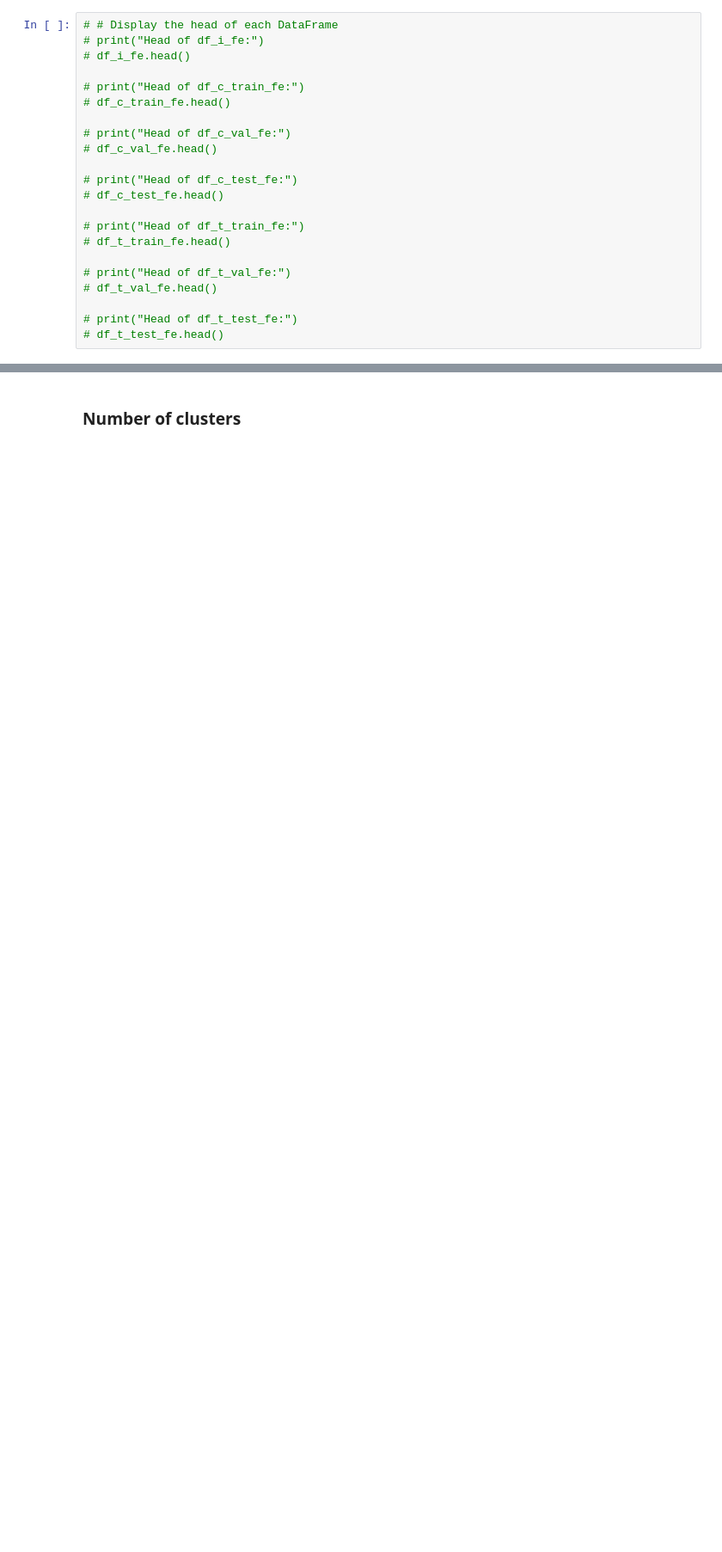
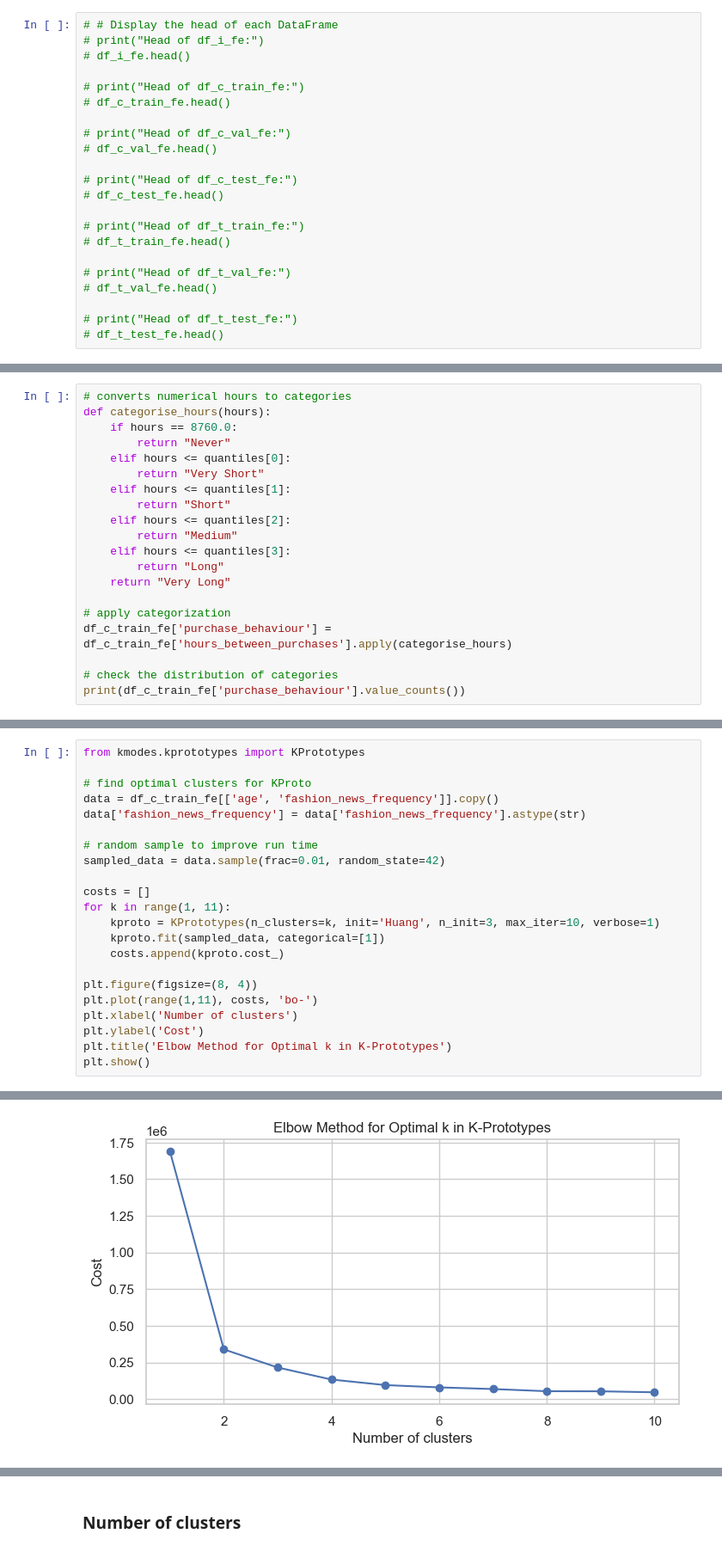
Before and after one commit to aldensiol/FashoReco, a Jupyter notebook: customer-segmentation.ipynb, the cells around one changed output, grey strips where cells are left out. Shown: that part at 86% size. Drawn from its saved outputs; the diff is of its cells as text; blank space fills up the shorter version.

Commit message:
tweaked Feature Engineering and added CLustering

```diff
--- a/customer-segmentation.ipynb
+++ b/customer-segmentation.ipynb
@@ -74,0 +101,20 @@ Length: 3273, dtype: timedelta64[ns]
+# %%
+# converts numerical hours to categories
+def categorise_hours(hours):
+    if hours == 8760.0:
+        return "Never"
+    elif hours <= quantiles[0]:
+        return "Very Short"
+    elif hours <= quantiles[1]:
+        return "Short"
+    elif hours <= quantiles[2]:
+        return "Medium"
+    elif hours <= quantiles[3]:
+        return "Long"
+    return "Very Long"
+
+# apply categorization
+df_c_train_fe['purchase_behaviour'] = df_c_train_fe['hours_between_purchases'].apply(categorise_hours)
+
+# check the distribution of categories
+print(df_c_train_fe['purchase_behaviour'].value_counts())
@@ -74,0 +152,23 @@ Length: 3273, dtype: timedelta64[ns]
+# %%
+from kmodes.kprototypes import KPrototypes
+
+# find optimal clusters for KProto
+data = df_c_train_fe[['age', 'fashion_news_frequency']].copy()
+data['fashion_news_frequency'] = data['fashion_news_frequency'].astype(str)
+
+# random sample to improve run time
+sampled_data = data.sample(frac=0.01, random_state=42)
+
+costs = []
+for k in range(1, 11):
+    kproto = KPrototypes(n_clusters=k, init='Huang', n_init=3, max_iter=10, verbose=1)
+    kproto.fit(sampled_data, categorical=[1])
+    costs.append(kproto.cost_)
+
+plt.figure(figsize=(8, 4))
+plt.plot(range(1,11), costs, 'bo-')
+plt.xlabel('Number of clusters')
+plt.ylabel('Cost')
+plt.title('Elbow Method for Optimal k in K-Prototypes')
+plt.show()
+# %% [output]
@@ -74,0 +192 @@ Length: 3273, dtype: timedelta64[ns]
+[figure, added]
```
Also changed, not shown: parts of 21 cells of this notebook, 1 other file.
